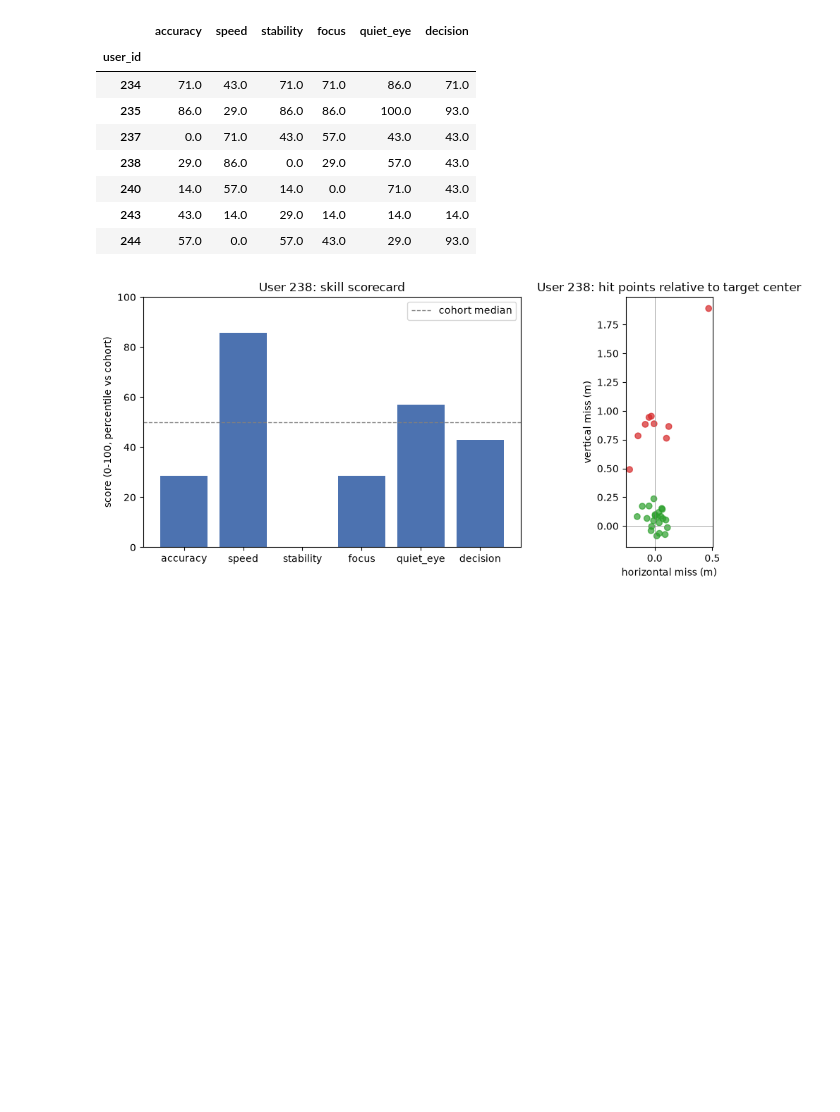
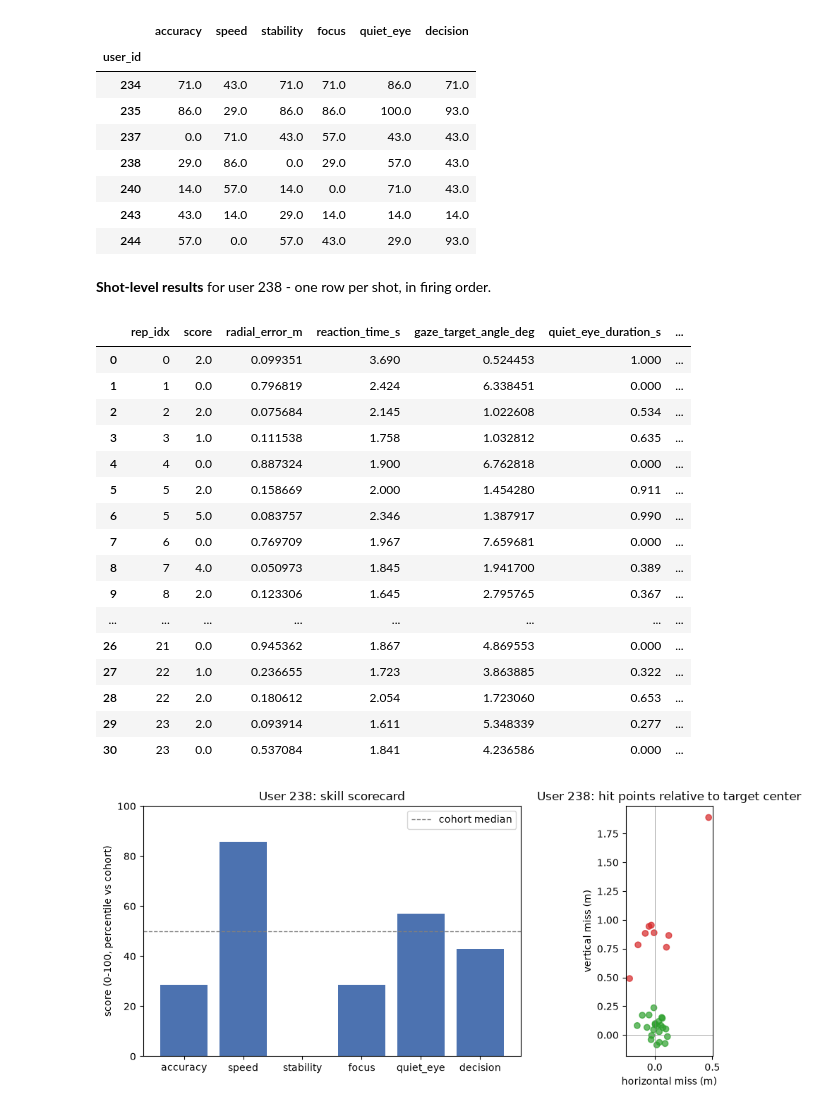
Before and after one commit to GalKepler/eyeviation, a Jupyter notebook: analysis.ipynb, the cells around one changed output. Saved outputs shown, nothing was run; the diff lists cells and outputs as text; code cells hidden in the pictures; blank space fills up the shorter version.

```diff
--- a/analysis.ipynb
+++ b/analysis.ipynb
@@ -284,6 +285,31 @@ scores.round(0)
 | 240 | 14.0 | 57.0 | 14.0 | 0.0 | 71.0 | 43.0 |
 | 243 | 43.0 | 14.0 | 29.0 | 14.0 | 14.0 | 14.0 |
 | 244 | 57.0 | 0.0 | 57.0 | 43.0 | 29.0 | 93.0 |
+# %% [markdown]
+**Shot-level results** for user 238 - one row per shot, in firing order.
+# %%
+shots[shots["user_id"] == DEMO_USER][[
+    "rep_idx", "score", "radial_error_m", "reaction_time_s",
+    "gaze_target_angle_deg", "quiet_eye_duration_s", "valid_hit_recomputed",
+]].reset_index(drop=True)
+# %% [output]
+|  | rep_idx | score | radial_error_m | reaction_time_s | gaze_target_angle_deg | quiet_eye_duration_s | ... |
+| 0 | 0 | 2.0 | 0.099351 | 3.690 | 0.524453 | 1.000 | ... |
+| 1 | 1 | 0.0 | 0.796819 | 2.424 | 6.338451 | 0.000 | ... |
+| 2 | 2 | 2.0 | 0.075684 | 2.145 | 1.022608 | 0.534 | ... |
+| 3 | 3 | 1.0 | 0.111538 | 1.758 | 1.032812 | 0.635 | ... |
+| 4 | 4 | 0.0 | 0.887324 | 1.900 | 6.762818 | 0.000 | ... |
+| 5 | 5 | 2.0 | 0.158669 | 2.000 | 1.454280 | 0.911 | ... |
+| 6 | 5 | 5.0 | 0.083757 | 2.346 | 1.387917 | 0.990 | ... |
+| 7 | 6 | 0.0 | 0.769709 | 1.967 | 7.659681 | 0.000 | ... |
+| 8 | 7 | 4.0 | 0.050973 | 1.845 | 1.941700 | 0.389 | ... |
+| 9 | 8 | 2.0 | 0.123306 | 1.645 | 2.795765 | 0.367 | ... |
+| ... | ... | ... | ... | ... | ... | ... | ... |
+| 26 | 21 | 0.0 | 0.945362 | 1.867 | 4.869553 | 0.000 | ... |
+| 27 | 22 | 1.0 | 0.236655 | 1.723 | 3.863885 | 0.322 | ... |
+| 28 | 22 | 2.0 | 0.180612 | 2.054 | 1.723060 | 0.653 | ... |
+| 29 | 23 | 2.0 | 0.093914 | 1.611 | 5.348339 | 0.277 | ... |
+| 30 | 23 | 0.0 | 0.537084 | 1.841 | 4.236586 | 0.000 | ... |
 # %%
 fig, axes = plt.subplots(1, 2, figsize=(11, 4.5))
 plot_scorecard(scores, DEMO_USER, axes[0])
```
Also changed, not shown: parts of 13 cells of this notebook, 3 other files.
